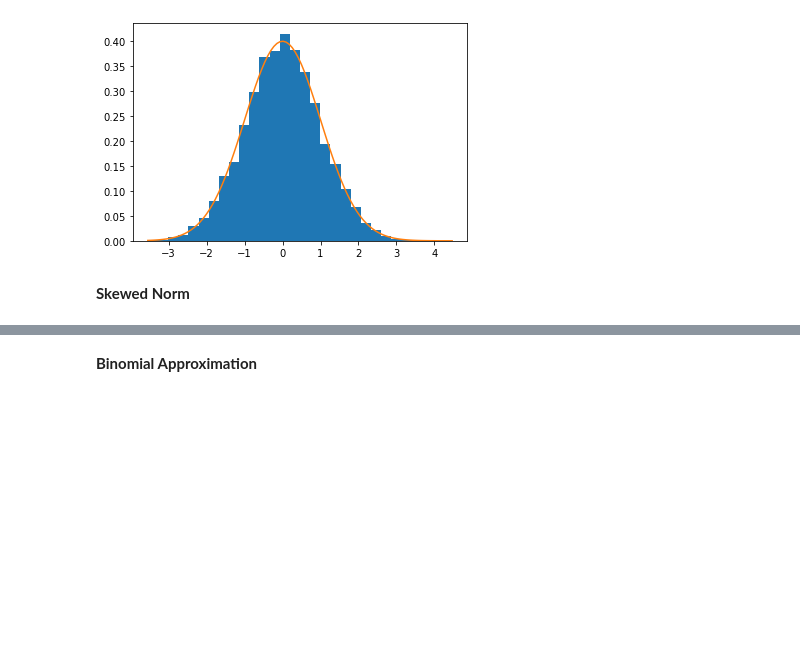
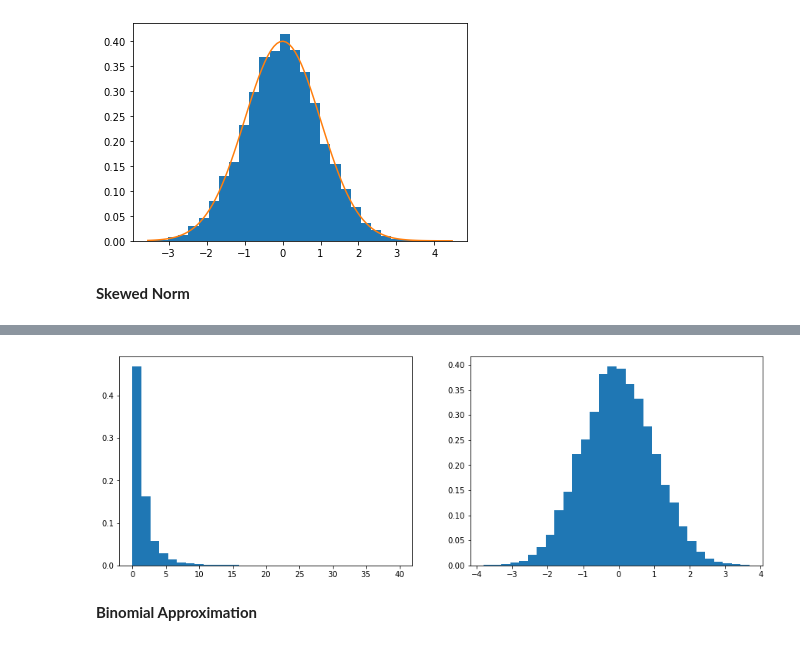
Before and after one commit to larryzzhang/analytics_compendium, a Jupyter notebook: Analytics Compendium.ipynb, the cells around one changed output, grey strips where cells are left out. Saved outputs shown, nothing was run; the diff lists cells and outputs as text; code cells hidden in the pictures; blank space fills up the shorter version.

```diff
--- a/Analytics Compendium.ipynb
+++ b/Analytics Compendium.ipynb
@@ -603,0 +695,9 @@ plt.plot(np.linspace(np.min(mu_s_standard), np.max(mu_s_standard), 100), sp.stat
+# %%
+log_norm = np.random.lognormal(size=10000)
+norm = np.log(log_norm)
+
+fig, axes = plt.subplots(nrows=1, ncols=2, figsize=(15,5))
+axes[0].hist(log_norm, density=True, bins=30)
+axes[1].hist(norm, density=True, bins=30);
+# %% [output]
+[figure, added]
```
Also changed, not shown: parts of 51 cells of this notebook.
